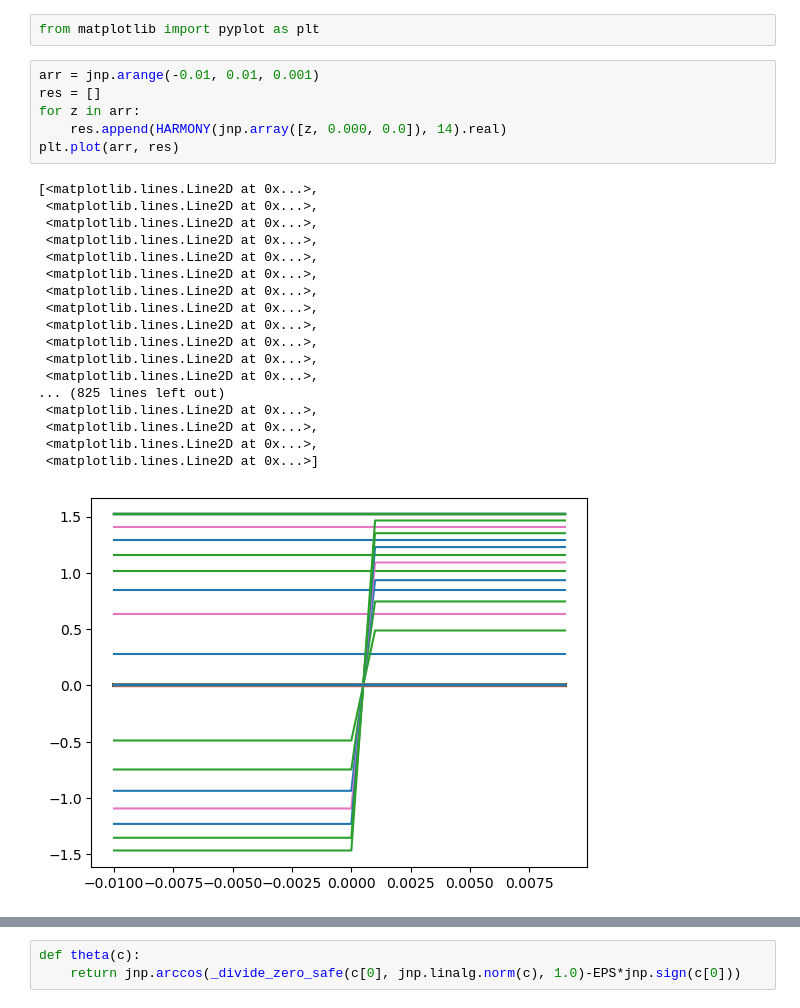
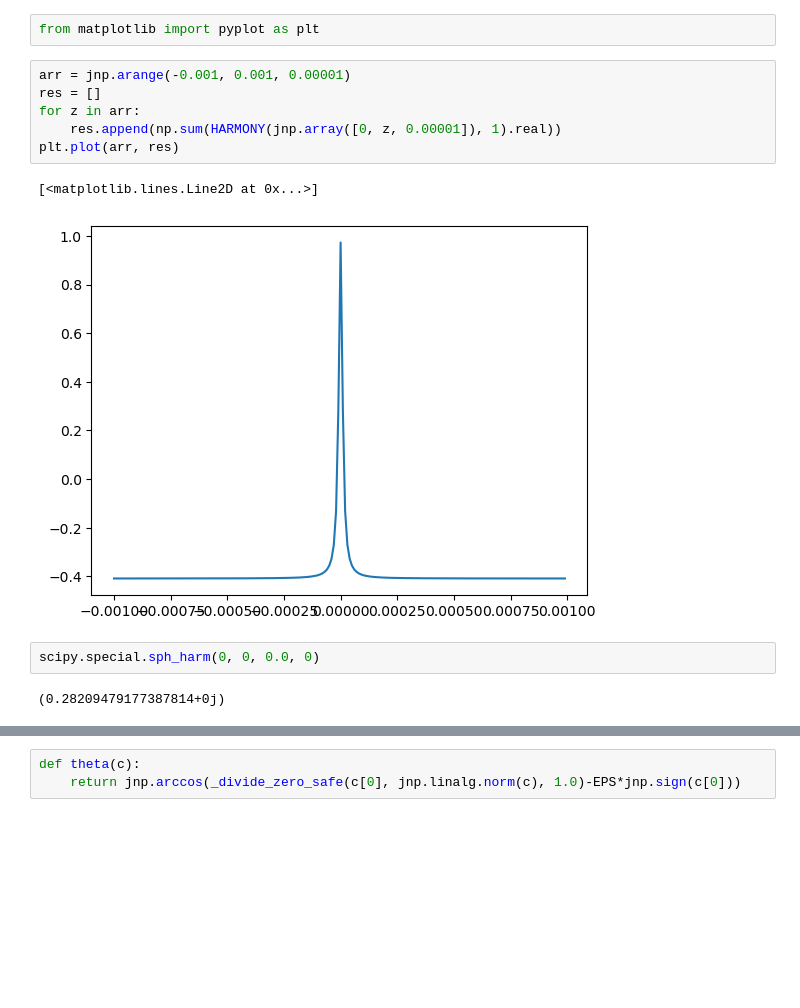
Before and after one commit to viperleed/viperleed-jax, a Jupyter notebook: testing_delta_Cu(111).ipynb, the cells around one changed output, grey strips where cells are left out. Saved outputs shown, nothing was run; the diff lists cells and outputs as text; blank space fills up the shorter version.

```diff
--- a/testing_delta_Cu(111).ipynb
+++ b/testing_delta_Cu(111).ipynb
@@ -163,27 +182,15 @@ from matplotlib import pyplot as plt
 # %%
 from matplotlib import pyplot as plt
 # %%
-arr = jnp.arange(-0.01, 0.01, 0.001)
+arr = jnp.arange(-0.001, 0.001, 0.00001)
 res = []
 for z in arr:
-    res.append(HARMONY(jnp.array([z, 0.000, 0.0]), 14).real)
+    res.append(np.sum(HARMONY(jnp.array([0, z, 0.00001]), 1).real))
 plt.plot(arr, res)
 # %% [output]
-[<matplotlib.lines.Line2D at 0x...>,
- <matplotlib.lines.Line2D at 0x...>,
- <matplotlib.lines.Line2D at 0x...>,
- <matplotlib.lines.Line2D at 0x...>,
- <matplotlib.lines.Line2D at 0x...>,
- <matplotlib.lines.Line2D at 0x...>,
- <matplotlib.lines.Line2D at 0x...>,
- <matplotlib.lines.Line2D at 0x...>,
- <matplotlib.lines.Line2D at 0x...>,
- <matplotlib.lines.Line2D at 0x...>,
- <matplotlib.lines.Line2D at 0x...>,
- <matplotlib.lines.Line2D at 0x...>,
-... (825 lines left out)
- <matplotlib.lines.Line2D at 0x...>,
- <matplotlib.lines.Line2D at 0x...>,
- <matplotlib.lines.Line2D at 0x...>,
- <matplotlib.lines.Line2D at 0x...>]
+[<matplotlib.lines.Line2D at 0x...>]
-[figure, old version]
+[figure, new version]
+# %%
+scipy.special.sph_harm(0, 0, 0.0, 0)
+# %% [output]
+(0.28209479177387814+0j)
```
Also changed, not shown: parts of 22 cells of this notebook, 3 other files.
